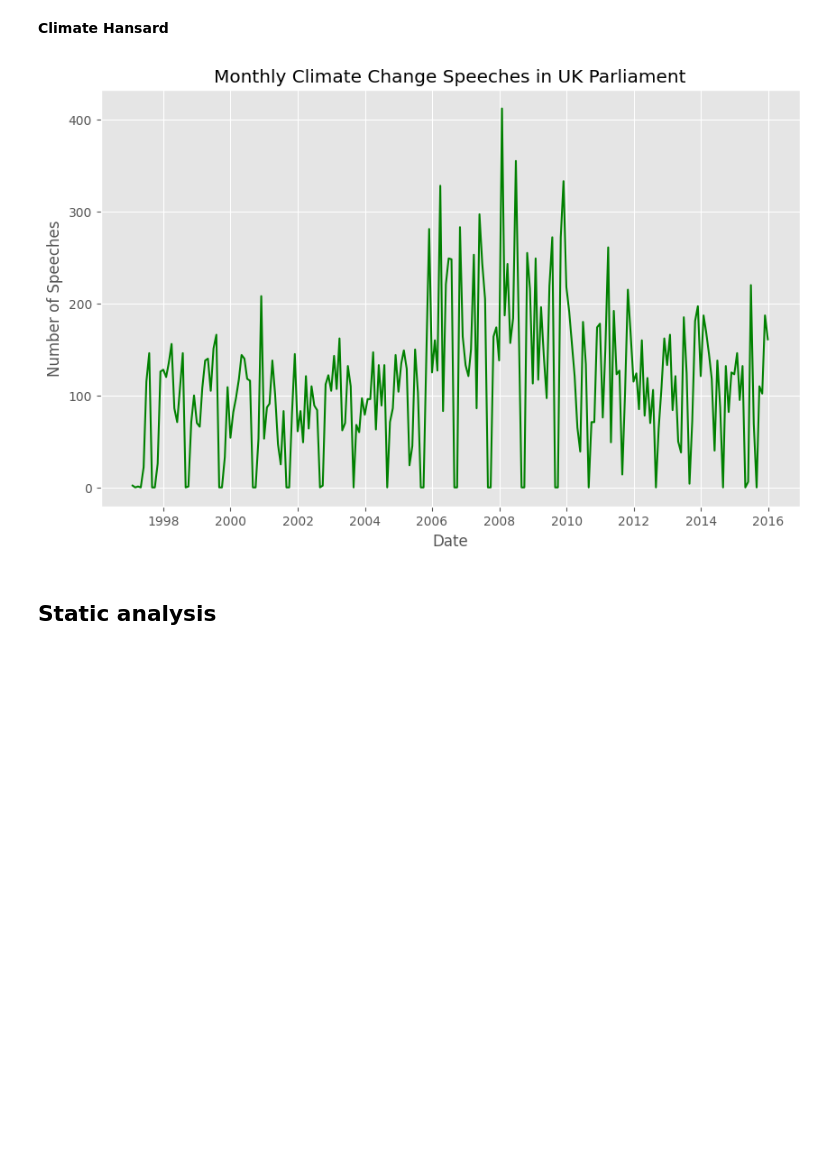
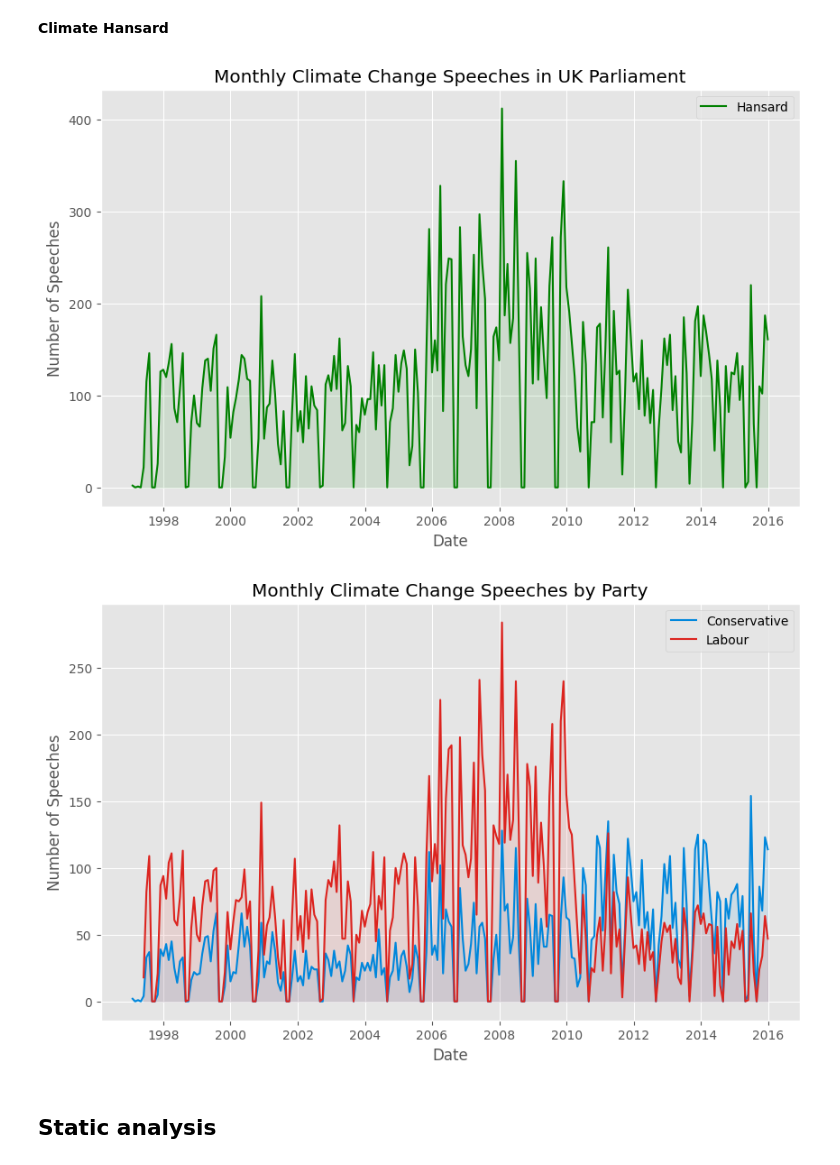
Before and after one commit to felixwallis/pir-dissertation, a Jupyter notebook: source/analysis/descriptive_analysis.ipynb, the cells around one changed output. Drawn from its saved outputs; the diff is of its cells as text; code cells hidden in the pictures; blank space fills up the shorter version.

```diff
--- a/source/analysis/descriptive_analysis.ipynb
+++ b/source/analysis/descriptive_analysis.ipynb
@@ -17,3 +17,9 @@ if not os.path.exists(DIST_PATH):
 
 plt.style.use('ggplot')
 load_dotenv()
+
+party_colours = {
+    'Democrat': os.getenv('DEMOCRAT_BLUE'),
+    'Republican': os.getenv('REPUBLICAN_RED'),
+    'Conservative': os.getenv('CONSERVATIVE_BLUE'),
+    'Labour': os.getenv('LABOUR_RED')}
@@ -57,20 +87,46 @@ plt.show()
 **Climate Hansard**
 # %%
 climate_hansard['speech_date'] = pd.to_datetime(climate_hansard['speech_date'])
+
+conservative_speeches = climate_hansard[climate_hansard['speech_party']
+                                        == 'Conservative']
+labour_speeches = climate_hansard[climate_hansard['speech_party'] == 'Labour']
 
 monthly_hansard_speeches = climate_hansard.groupby(pd.Grouper(
     key='speech_date', freq='M')).size()
 
+monthly_conservative_speeches = conservative_speeches.groupby(pd.Grouper(
+    key='speech_date', freq='M')).size()
+monthly_labour_speeches = labour_speeches.groupby(pd.Grouper(
+    key='speech_date', freq='M')).size()
+
 plt.figure(figsize=(10, 6))
-plt.plot(monthly_hansard_speeches, color='green')
-
+plt.plot(monthly_hansard_speeches, label='Hansard', color='green')
+plt.fill_between(monthly_hansard_speeches.index,
+                 monthly_hansard_speeches, color='green', alpha=0.1)
 plt.title('Monthly Climate Change Speeches in UK Parliament')
 plt.xlabel('Date')
 plt.ylabel('Number of Speeches')
+plt.legend()
+plt.show()
 
+plt.figure(figsize=(10, 6))
+plt.plot(monthly_conservative_speeches, label='Conservative',
+         color=party_colours['Conservative'])
+plt.plot(monthly_labour_speeches, label='Labour',
+         color=party_colours['Labour'])
+plt.fill_between(monthly_conservative_speeches.index,
+                 monthly_conservative_speeches, color=party_colours['Conservative'], alpha=0.1)
+plt.fill_between(monthly_labour_speeches.index,
+                 monthly_labour_speeches, color=party_colours['Labour'], alpha=0.1)
+plt.title('Monthly Climate Change Speeches by Party')
+plt.xlabel('Date')
+plt.ylabel('Number of Speeches')
+plt.legend()
 plt.show()
 # %% [output]
-[figure, old version]
+[figure, new version]
+[figure, added]
 # %% [markdown]
 ## Static analysis
 # %%
```
Also changed, not shown: parts of 4 cells of this notebook, 1 other file.
